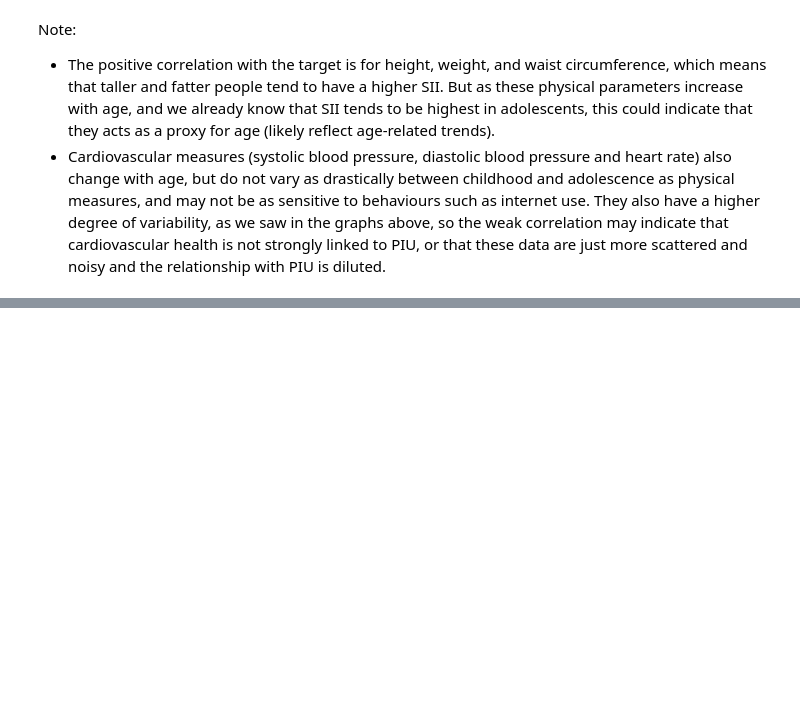
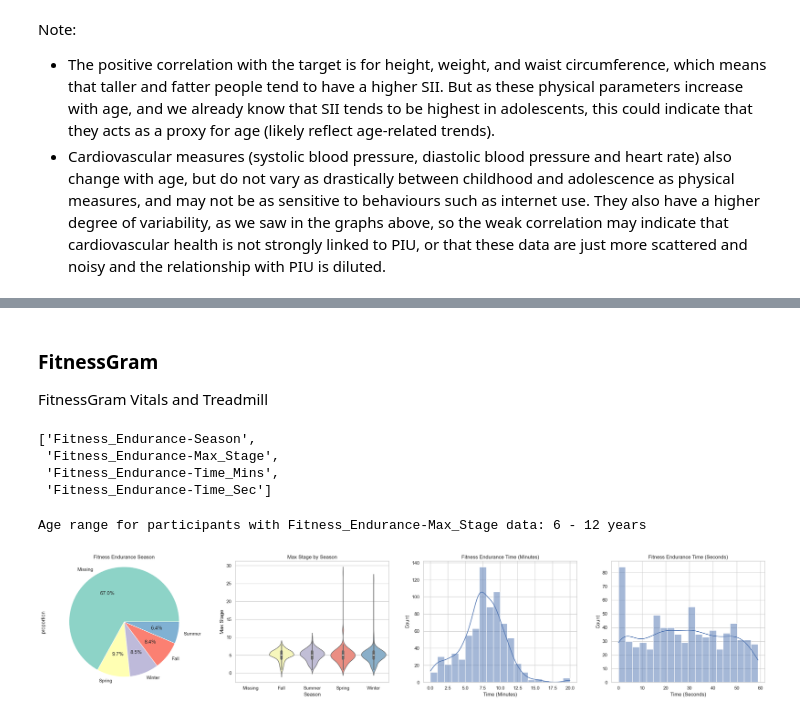
Before and after one commit to AdityaMarne/Kaggle_projects, a Jupyter notebook: ProblematicInternetUse/notebooks/EDA_Train.ipynb, the cells around one changed output, grey strips where cells are left out. Drawn from its saved outputs; the diff is of its cells as text; code cells hidden in the pictures; blank space fills up the shorter version.

```diff
--- a/ProblematicInternetUse/notebooks/EDA.ipynb
+++ b/ProblematicInternetUse/notebooks/EDA_Train.ipynb
@@ -1524,0 +1697,55 @@ Note:
+# %% [markdown]
+### FitnessGram
+
+FitnessGram Vitals and Treadmill
+# %%
+groups.get('FitnessGram Vitals and Treadmill', [])
+# %% [output]
+['Fitness_Endurance-Season',
+ 'Fitness_Endurance-Max_Stage',
+ 'Fitness_Endurance-Time_Mins',
+ 'Fitness_Endurance-Time_Sec']
+# %%
+data = train[train['Fitness_Endurance-Max_Stage'].notnull()]
+age_range = data['Basic_Demos-Age']
+print(
+    f"Age range for participants with Fitness_Endurance-Max_Stage data:"
+    f" {age_range.min()} - {age_range.max()} years"
+)
+# %% [output]
+Age range for participants with Fitness_Endurance-Max_Stage data: 6 - 12 years
+# %%
+fig, axes = plt.subplots(1, 4, figsize=(24, 5))
+
+# Fitness Endurance Season
+train['Fitness_Endurance-Season'].value_counts(normalize=True).plot.pie(
+    autopct='%1.1f%%', colors=plt.cm.Set3.colors, ax=axes[0]
+)
+axes[0].set_title('Fitness Endurance Season')
+axes[0].axis('equal')  # Equal aspect ratio ensures the pie is drawn as a circle.
+
+# Box plot for Max Stage by Season
+sns.violinplot(
+    x='Fitness_Endurance-Season',
+    y='Fitness_Endurance-Max_Stage',
+    data=train, palette="Set3",
+    ax=axes[1]
+)
+axes[1].set_title('Max Stage by Season')
+axes[1].set_xlabel('Season')
+axes[1].set_ylabel('Max Stage')
+
+# Fitness Endurance Time (Minutes)
+sns.histplot(train['Fitness_Endurance-Time_Mins'], bins=20, kde=True, ax=axes[2])
+axes[2].set_title('Fitness Endurance Time (Minutes)')
+axes[2].set_xlabel('Time (Minutes)')
+
+# Fitness Endurance Time (Seconds)
+sns.histplot(train['Fitness_Endurance-Time_Sec'], bins=20, kde=True, ax=axes[3])
+axes[3].set_title('Fitness Endurance Time (Seconds)')
+axes[3].set_xlabel('Time (Seconds)')
+
+plt.tight_layout()
+plt.show()
+# %% [output]
+[figure, added]
```
Also changed, not shown: parts of 42 cells of this notebook.
